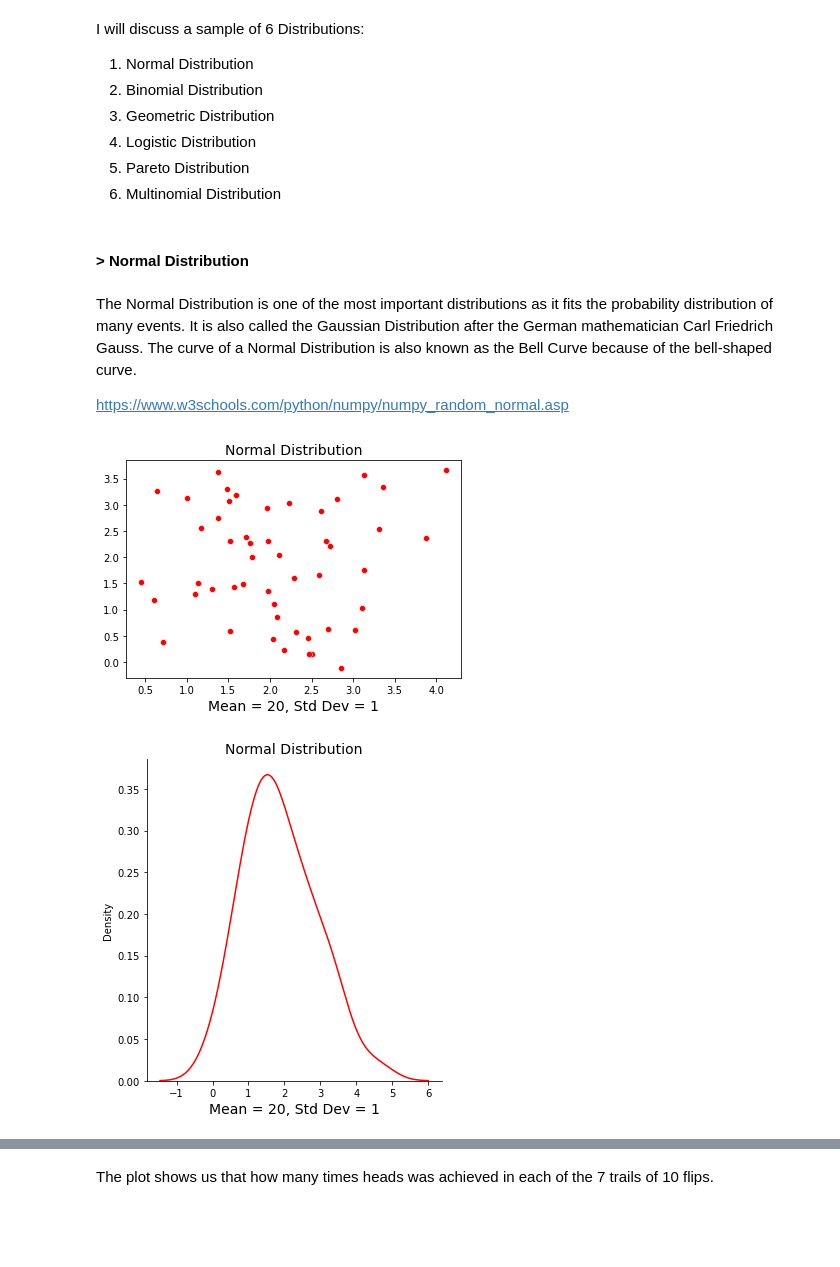
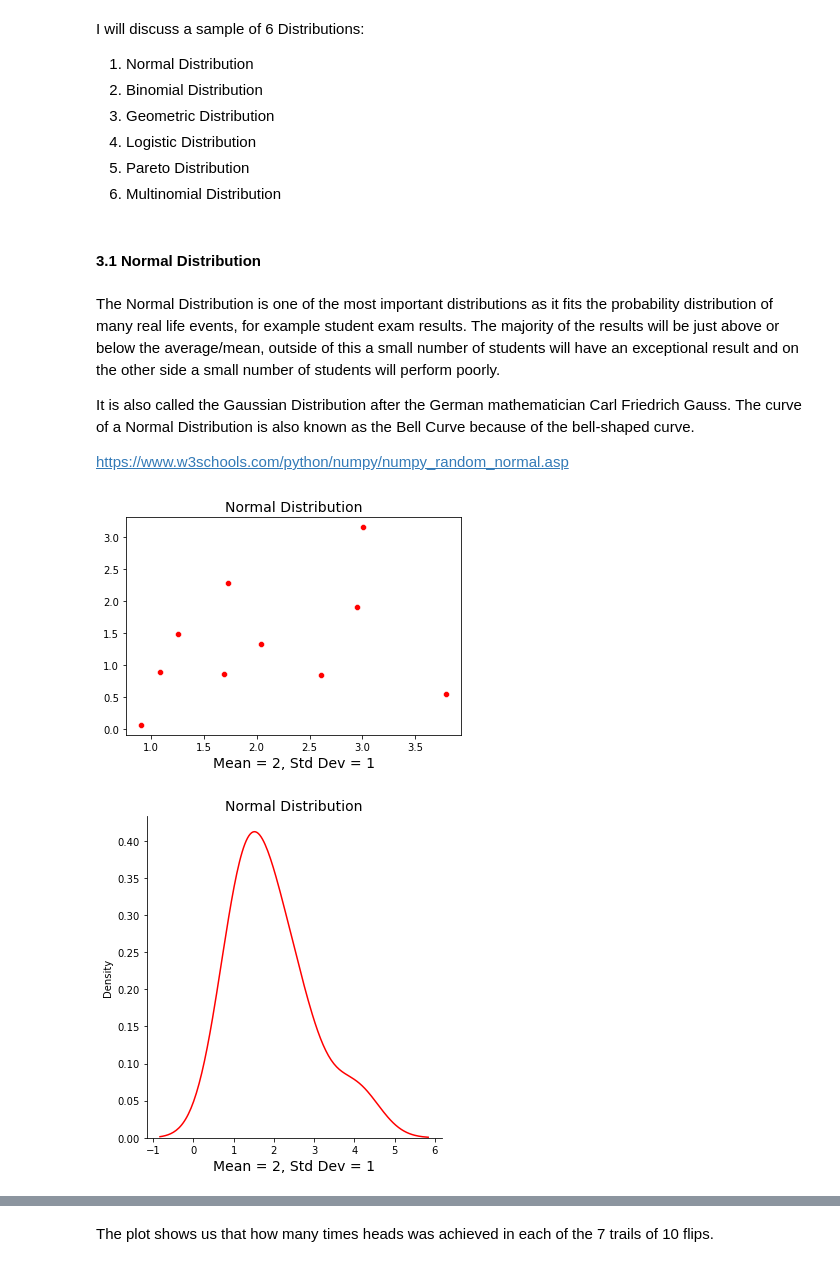
Before and after one commit to Michelleoc/programming-for-data-analysis-assignment, a Jupyter notebook: numpy-random-assignment.ipynb, the cells around one changed output, grey strips where cells are left out. Saved outputs shown, nothing was run; the diff lists cells and outputs as text; code cells hidden in the pictures; blank space fills up the shorter version.

```diff
--- a/numpy-random-assignment.ipynb
+++ b/numpy-random-assignment.ipynb
@@ -487,25 +497,29 @@ I will discuss a sample of 6 Distributions:
 5. Pareto Distribution
 6. Multinomial Distribution
 # %% [markdown]
-#### > Normal Distribution
+#### 3.1 Normal Distribution
 # %% [markdown]
-The Normal Distribution is one of the most important distributions as it fits the probability distribution of many events.
+The Normal Distribution is one of the most important distributions as it fits the probability distribution of many real life events, for example student exam results. The majority of the results will be just above or below the average/mean, outside of this a small number of students will have an exceptional result and on the other side a small number of students will perform poorly.
+
 It is also called the Gaussian Distribution after the German mathematician Carl Friedrich Gauss. The curve of a Normal Distribution is also known as the Bell Curve because of the bell-shaped curve.
 
 https://www.w3schools.com/python/numpy/numpy_random_normal.asp
 # %%
-x1 = rng.normal(2, 1,size=(50))
-y1 = rng.normal(2, 1, size=(50))
+# Normal Distribution of mean = 2 and standard deviation = 1
+# Show the results on a scatterplot
+x1 = rng.normal(2, 1,size=(10))
+y1 = rng.normal(2, 1, size=(10))
 sns.scatterplot(x = x1, y = y1, color='r')
 plt.title('Normal Distribution', size=14)
-plt.xlabel('Mean = 20, Std Dev = 1', size=14)
+plt.xlabel('Mean = 2, Std Dev = 1', size=14)
 plt.show()
 # %% [output]
-[figure, old version]
+[figure, new version]
 # %%
-sns.displot(rng.normal(2, 1,size=(50)), kind="kde", color='r')
+# Show the result on a distribution plot
+sns.displot(rng.normal(2, 1,size=(10)), kind="kde", color='r')
 plt.title('Normal Distribution', size=14)
-plt.xlabel('Mean = 20, Std Dev = 1', size=14)
+plt.xlabel('Mean = 2, Std Dev = 1', size=14)
 plt.show()
 # %% [output]
-[figure, old version]
+[figure, new version]
```
Also changed, not shown: parts of 77 cells of this notebook, 2 other files.
